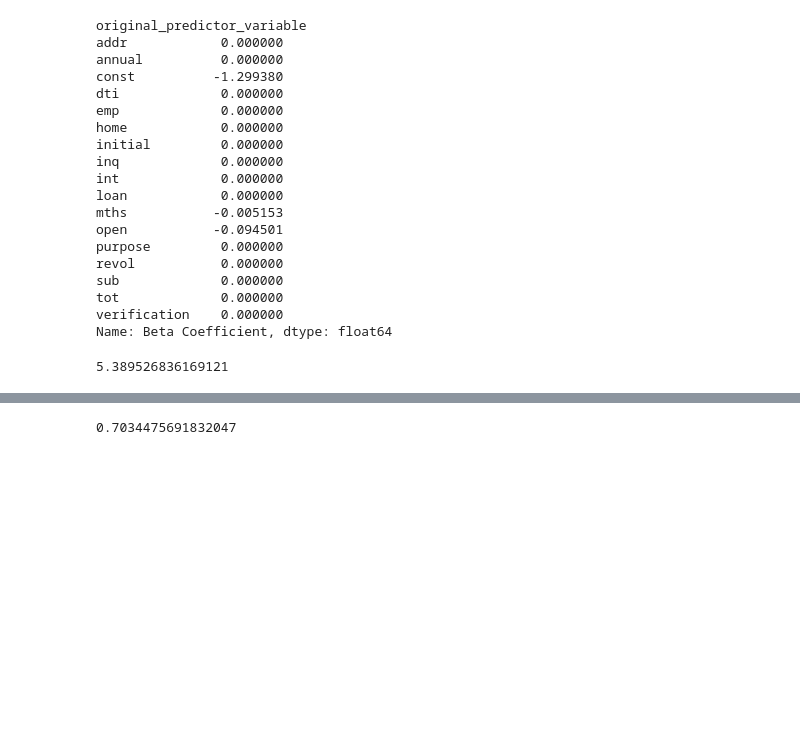
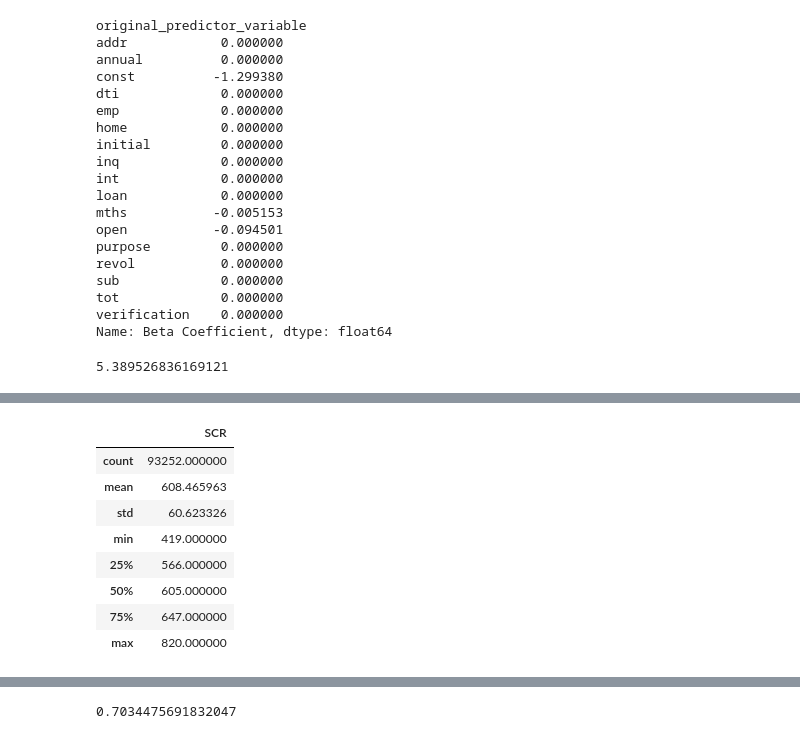
Before and after one commit to allmeidaapedro/Lending-Club-Credit-Scoring, a Jupyter notebook: notebooks/3_pd_modeling.ipynb, the cells around one changed output, grey strips where cells are left out. Cells and saved outputs as stored; diff of their text form; code cells hidden in the pictures; blank space fills up the shorter version.

```diff
--- a/notebooks/3_pd_modeling.ipynb
+++ b/notebooks/3_pd_modeling.ipynb
@@ -671,11 +671,21 @@ table
 | 102 | tot_cur_bal_missing | 0.000000 | NaN | NaN | tot | 0.0 |
 | 103 | mths_since_earliest_cr_line_<=151.0 | 0.000000 | NaN | NaN | mths | 0.0 |
 # %%
-coefficients_dict = dict(zip(summary_table['dummy'], summary_table['Beta Coefficient']))
+coefficients_dict = dict(zip(table['dummy'], table['score'].iloc[:87]))
 intercept = coefficients_dict['const']
 coefficients_dict.pop('const')
 scores_data = X_test_prepared.copy()
 scores_data.columns = list(coefficients_dict.keys())
 SCR = intercept + X_test_prepared.dot(pd.Series(coefficients_dict))
 SCR = pd.DataFrame(SCR).rename(columns={0: 'SCR'})
-scores_data.head()
+SCR.describe()
+# %% [output]
+|  | SCR |
+| count | 93252.000000 |
+| mean | 608.465963 |
+| std | 60.623326 |
+| min | 419.000000 |
+| 25% | 566.000000 |
+| 50% | 605.000000 |
+| 75% | 647.000000 |
+| max | 820.000000 |
```
Also changed, not shown: parts of 3 cells of this notebook.
